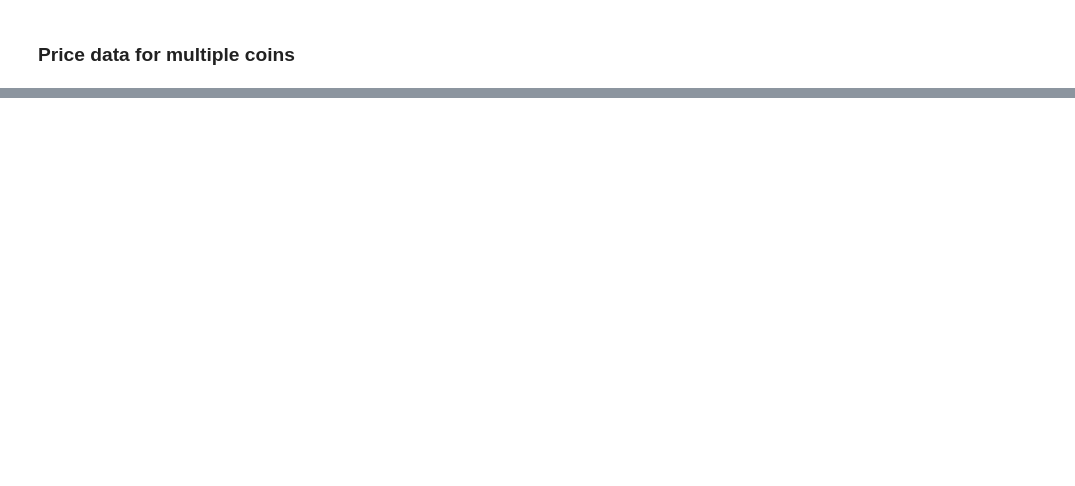
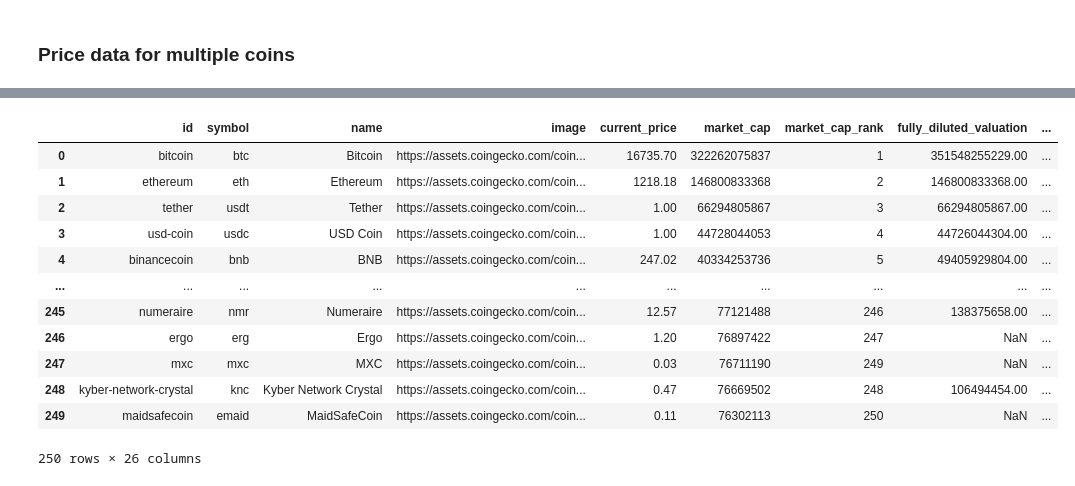
Before and after one commit to Jayce77/pythonDataCookbook, a Jupyter notebook: WorkingWithCoinGeckoData.ipynb, the cells around one changed output, grey strips where cells are left out. Drawn from its saved outputs; the diff is of its cells as text; code cells hidden in the pictures; blank space fills up the shorter version.

```diff
--- a/WorkingWithCoinGeckoData.ipynb
+++ b/WorkingWithCoinGeckoData.ipynb
@@ -712,0 +773,3 @@ pd.DataFrame(data).T
+# %%
+data = cg.get_coins_markets(vs_currency='USD', per_page=250, page=1, order='market_cap_desc')
+data
@@ -712,0 +794,17 @@ pd.DataFrame(data).T
+# %%
+df = pd.DataFrame(data)
+df
+# %% [output]
+|  | id | symbol | name | image | current_price | market_cap | market_cap_rank | fully_diluted_valuation | ... |
+| 0 | bitcoin | btc | Bitcoin | https://assets.coingecko.com/coin... | 16735.70 | 322262075837 | 1 | 351548255229.00 | ... |
+| 1 | ethereum | eth | Ethereum | https://assets.coingecko.com/coin... | 1218.18 | 146800833368 | 2 | 146800833368.00 | ... |
+| 2 | tether | usdt | Tether | https://assets.coingecko.com/coin... | 1.00 | 66294805867 | 3 | 66294805867.00 | ... |
+| 3 | usd-coin | usdc | USD Coin | https://assets.coingecko.com/coin... | 1.00 | 44728044053 | 4 | 44726044304.00 | ... |
+| 4 | binancecoin | bnb | BNB | https://assets.coingecko.com/coin... | 247.02 | 40334253736 | 5 | 49405929804.00 | ... |
+| ... | ... | ... | ... | ... | ... | ... | ... | ... | ... |
+| 245 | numeraire | nmr | Numeraire | https://assets.coingecko.com/coin... | 12.57 | 77121488 | 246 | 138375658.00 | ... |
+| 246 | ergo | erg | Ergo | https://assets.coingecko.com/coin... | 1.20 | 76897422 | 247 | NaN | ... |
+| 247 | mxc | mxc | MXC | https://assets.coingecko.com/coin... | 0.03 | 76711190 | 249 | NaN | ... |
+| 248 | kyber-network-crystal | knc | Kyber Network Crystal | https://assets.coingecko.com/coin... | 0.47 | 76669502 | 248 | 106494454.00 | ... |
+| 249 | maidsafecoin | emaid | MaidSafeCoin | https://assets.coingecko.com/coin... | 0.11 | 76302113 | 250 | NaN | ... |
+250 rows × 26 columns
```
Also changed, not shown: parts of 47 cells of this notebook.
